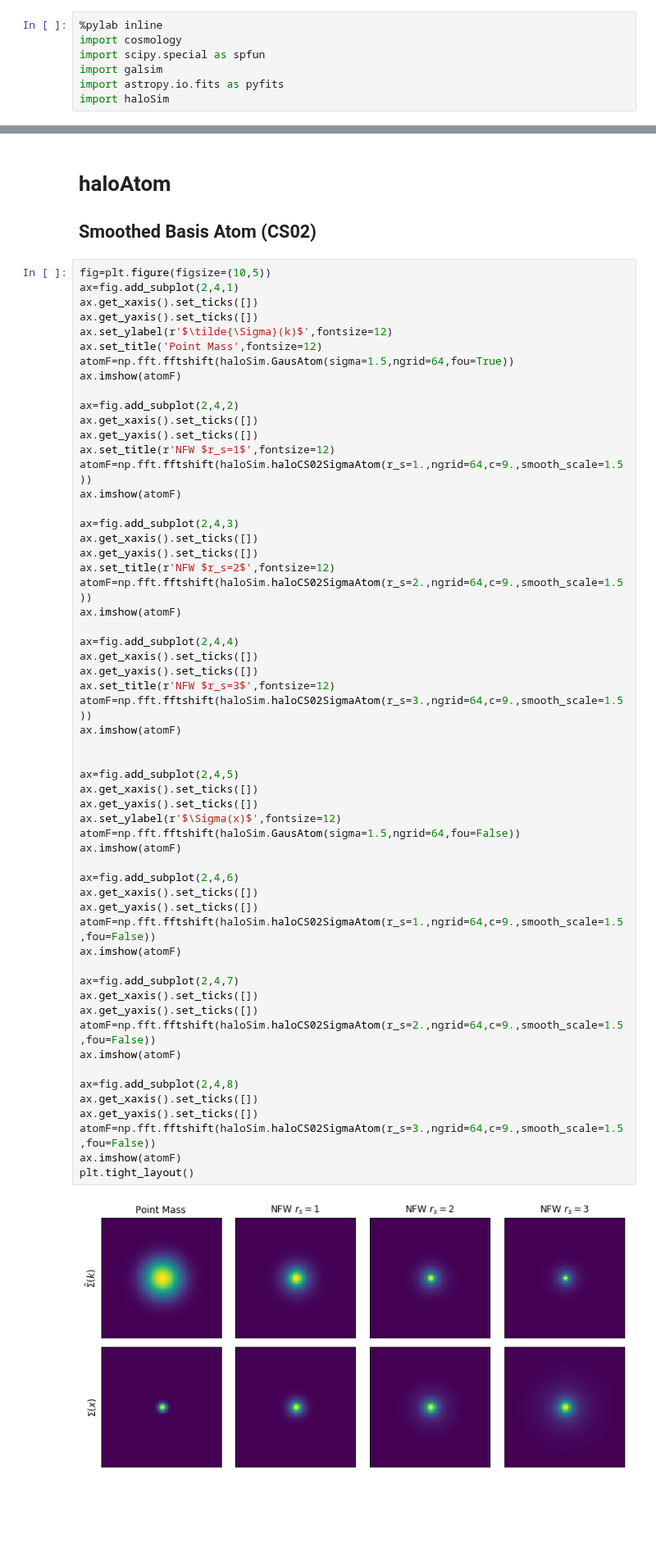
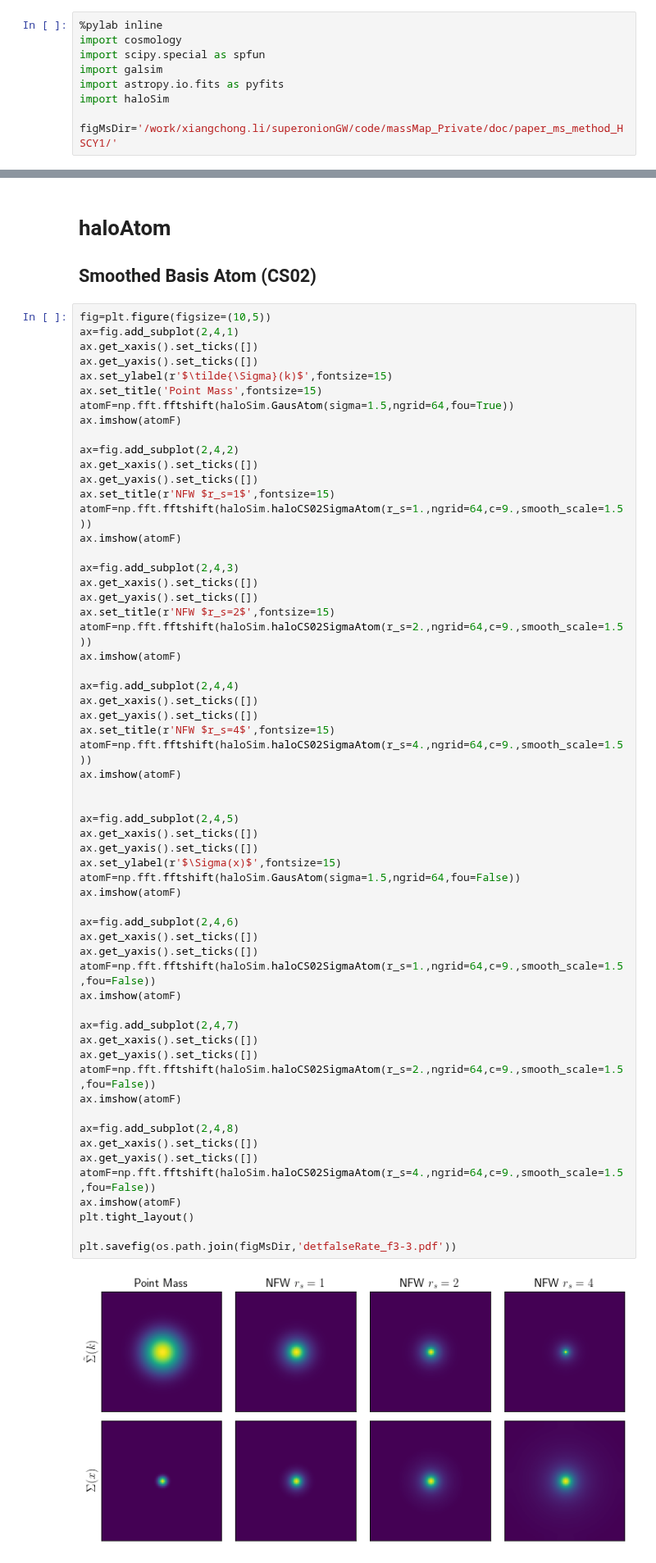
Before and after one commit to mr-superonion/splinv, a Jupyter notebook: notebook/haloSim.ipynb, the cells around one changed output, grey strips where cells are left out. Shown at 82% size. Cells and saved outputs as stored; diff of their text form; blank space fills up the shorter version.

```diff
--- a/notebook/haloSim.ipynb
+++ b/notebook/haloSim.ipynb
@@ -5,6 +5,8 @@ import scipy.special as spfun
 import galsim
 import astropy.io.fits as pyfits
 import haloSim
+
+figMsDir='/work/xiangchong.li/superonionGW/code/massMap_Private/doc/paper_ms_method_HSCY1/'
 # %% [output]
 Populating the interactive namespace from numpy and matplotlib
 # %% [markdown]
@@ -117,60 +119,62 @@ fig=plt.figure(figsize=(10,5))
 ax=fig.add_subplot(2,4,1)
 ax.get_xaxis().set_ticks([])
 ax.get_yaxis().set_ticks([])
-ax.set_ylabel(r'$\tilde{\Sigma}(k)$',fontsize=12)
-ax.set_title('Point Mass',fontsize=12)
+ax.set_ylabel(r'$\tilde{\Sigma}(k)$',fontsize=15)
+ax.set_title('Point Mass',fontsize=15)
 atomF=np.fft.fftshift(haloSim.GausAtom(sigma=1.5,ngrid=64,fou=True))
 ax.imshow(atomF)
 
 ax=fig.add_subplot(2,4,2)
 ax.get_xaxis().set_ticks([])
 ax.get_yaxis().set_ticks([])
-ax.set_title(r'NFW $r_s=1$',fontsize=12)
+ax.set_title(r'NFW $r_s=1$',fontsize=15)
 atomF=np.fft.fftshift(haloSim.haloCS02SigmaAtom(r_s=1.,ngrid=64,c=9.,smooth_scale=1.5))
 ax.imshow(atomF)
 
 ax=fig.add_subplot(2,4,3)
 ax.get_xaxis().set_ticks([])
 ax.get_yaxis().set_ticks([])
-ax.set_title(r'NFW $r_s=2$',fontsize=12)
+ax.set_title(r'NFW $r_s=2$',fontsize=15)
 atomF=np.fft.fftshift(haloSim.haloCS02SigmaAtom(r_s=2.,ngrid=64,c=9.,smooth_scale=1.5))
 ax.imshow(atomF)
 
 ax=fig.add_subplot(2,4,4)
 ax.get_xaxis().set_ticks([])
 ax.get_yaxis().set_ticks([])
-ax.set_title(r'NFW $r_s=3$',fontsize=12)
-atomF=np.fft.fftshift(haloSim.haloCS02SigmaAtom(r_s=3.,ngrid=64,c=9.,smooth_scale=1.5))
+ax.set_title(r'NFW $r_s=4$',fontsize=15)
+atomF=np.fft.fftshift(haloSim.haloCS02SigmaAtom(r_s=4.,ngrid=64,c=9.,smooth_scale=1.5))
 ax.imshow(atomF)
 
 
 ax=fig.add_subplot(2,4,5)
 ax.get_xaxis().set_ticks([])
 ax.get_yaxis().set_ticks([])
-ax.set_ylabel(r'$\Sigma(x)$',fontsize=12)
+ax.set_ylabel(r'$\Sigma(x)$',fontsize=15)
 atomF=np.fft.fftshift(haloSim.GausAtom(sigma=1.5,ngrid=64,fou=False))
 ax.imshow(atomF)
 
 ax=fig.add_subplot(2,4,6)
 ax.get_xaxis().set_ticks([])
 ax.get_yaxis().set_ticks([])
 atomF=np.fft.fftshift(haloSim.haloCS02SigmaAtom(r_s=1.,ngrid=64,c=9.,smooth_scale=1.5,fou=False))
 ax.imshow(atomF)
 
 ax=fig.add_subplot(2,4,7)
 ax.get_xaxis().set_ticks([])
 ax.get_yaxis().set_ticks([])
 atomF=np.fft.fftshift(haloSim.haloCS02SigmaAtom(r_s=2.,ngrid=64,c=9.,smooth_scale=1.5,fou=False))
 ax.imshow(atomF)
 
 ax=fig.add_subplot(2,4,8)
 ax.get_xaxis().set_ticks([])
 ax.get_yaxis().set_ticks([])
-atomF=np.fft.fftshift(haloSim.haloCS02SigmaAtom(r_s=3.,ngrid=64,c=9.,smooth_scale=1.5,fou=False))
+atomF=np.fft.fftshift(haloSim.haloCS02SigmaAtom(r_s=4.,ngrid=64,c=9.,smooth_scale=1.5,fou=False))
 ax.imshow(atomF)
 plt.tight_layout()
+
+plt.savefig(os.path.join(figMsDir,'detfalseRate_f3-3.pdf'))
 # %% [output]
-[figure, old version]
+[figure, new version]
 # %% [markdown]
 ## Radius profile of $\tilde{\Sigma}_{\rm{nfw}}$
 # %%
```
Also changed, not shown: 1 other file.
